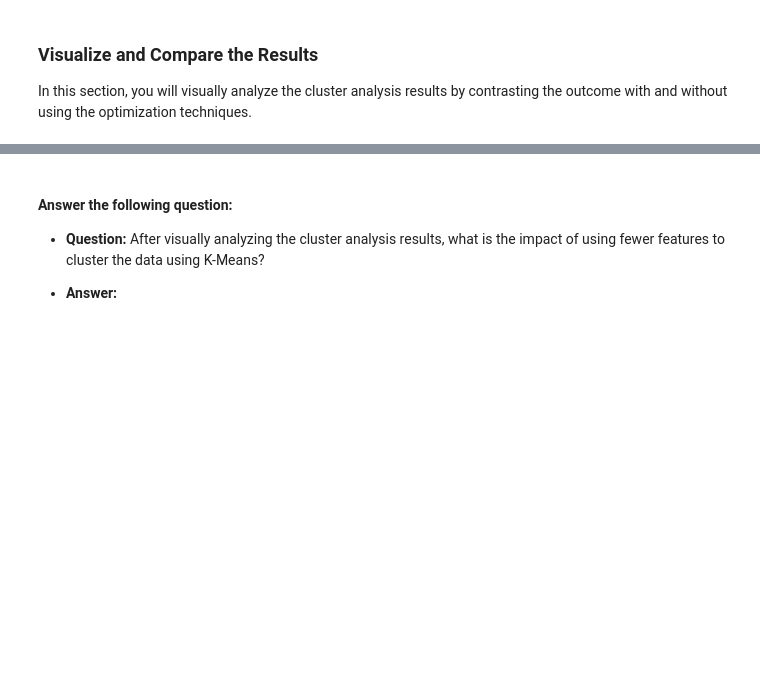
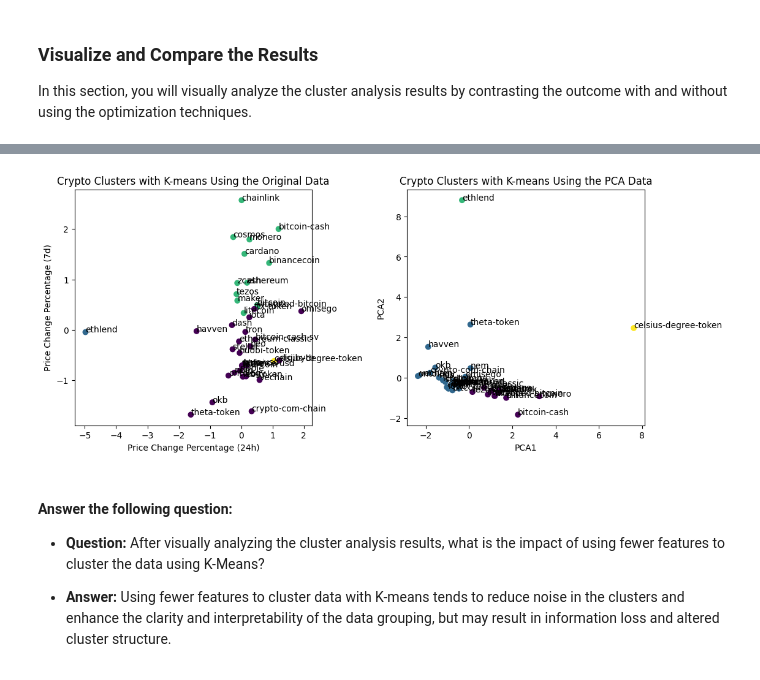
Before and after one commit to pietrostolf/CryptoClustering, a Jupyter notebook: Crypto_Clustering.ipynb, the cells around one changed output, grey strips where cells are left out. Cells and saved outputs as stored; diff of their text form; code cells hidden in the pictures; blank space fills up the shorter version.

```diff
--- a/Crypto_Clustering.ipynb
+++ b/Crypto_Clustering.ipynb
@@ -312,6 +403,46 @@ In this section, you will visually analyze the cluster analysis results by contr
+# %%
+# Composite plot to contrast the clusters
+# Create a figure with two subplots
+fig, (ax1, ax2) = plt.subplots(1, 2, figsize=(12, 5))
+
+# Set the x and y variables for the original data scatter plot
+x_orig = df2_normalized["price_change_percentage_24h"]
+y_orig = df2_normalized["price_change_percentage_7d"]
+cluster_labels_orig = df2_normalized["Cluster"]
+colors_orig = plt.cm.get_cmap('viridis', len(cluster_labels_orig.unique()))(cluster_labels_orig)
+
+# Plot the original data scatter plot
+ax1.scatter(x_orig, y_orig, c=colors_orig)
+for i, name in enumerate(df2_normalized.index):
+    ax1.annotate(name, (x_orig[i], y_orig[i]))
+ax1.set_xlabel("Price Change Percentage (24h)")
+ax1.set_ylabel("Price Change Percentage (7d)")
+ax1.set_title("Crypto Clusters with K-means Using the Original Data")
+
+# Set the x and y variables for the PCA data scatter plot
+x_pca = df_market_pca_predictions["PCA1"]
+y_pca = df_market_pca_predictions["PCA2"]
+cluster_labels_pca = df_market_pca_predictions["Cluster"]
+colors_pca = plt.cm.get_cmap('viridis', len(cluster_labels_pca.unique()))(cluster_labels_pca)
+
+# Plot the PCA data scatter plot
+ax2.scatter(x_pca, y_pca, c=colors_pca)
+for i, name in enumerate(df_market_pca_predictions.index):
+    ax2.annotate(name, (x_pca[i], y_pca[i]))
+ax2.set_xlabel("PCA1")
+ax2.set_ylabel("PCA2")
+ax2.set_title("Crypto Clusters with K-means Using the PCA Data")
+
+# Adjust spacing between subplots
+plt.subplots_adjust(wspace=0.4)
+
+# Display the plot
+plt.show()
+# %% [output]
+[figure, added]
 # %% [markdown]
 #### Answer the following question:
 
   * **Question:** After visually analyzing the cluster analysis results, what is the impact of using fewer features to cluster the data using K-Means?
 
-  * **Answer:**
+  * **Answer:** Using fewer features to cluster data with K-means tends to reduce noise in the clusters and enhance the clarity and interpretability of the data grouping, but may result in information loss and altered cluster structure.
```
Also changed, not shown: parts of 25 cells of this notebook.
